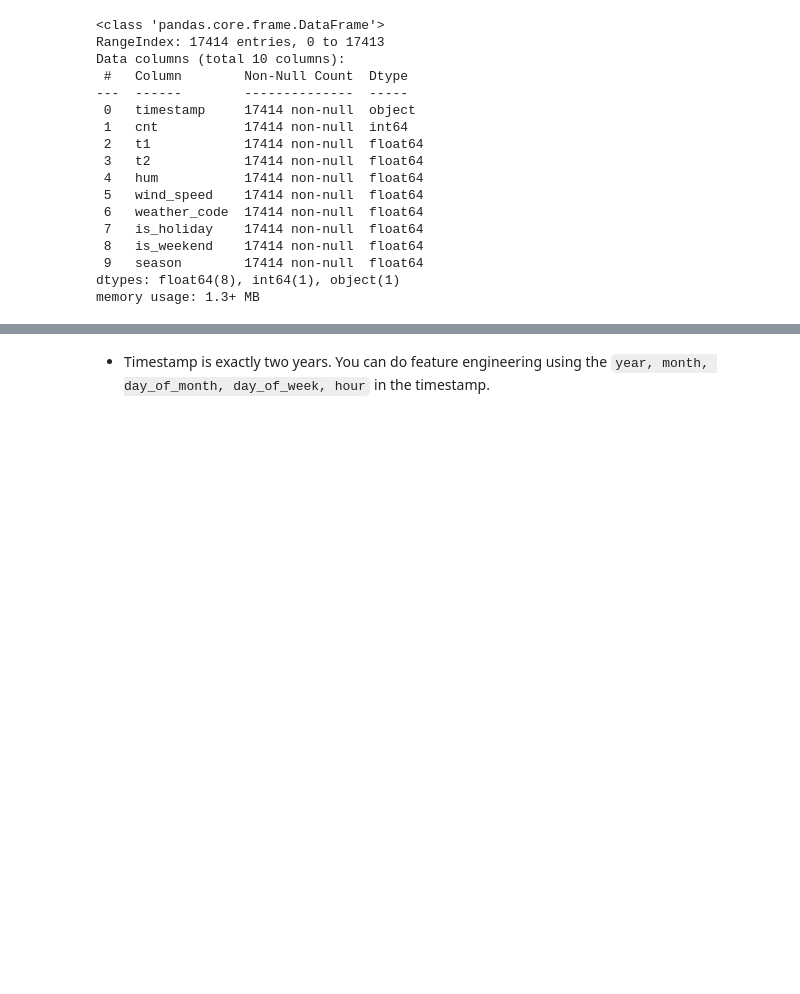
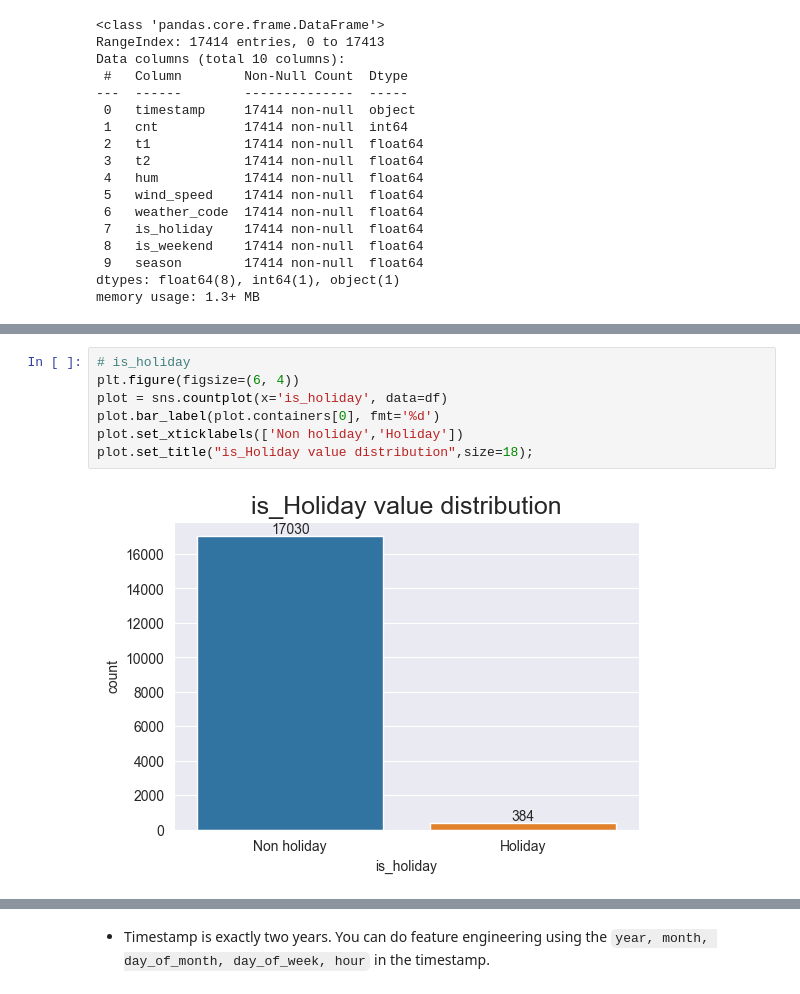
Before and after one commit to KursaDSc/Data_visualization_Assignment, a Jupyter notebook: Homework.ipynb, the cells around one changed output, grey strips where cells are left out. Drawn from its saved outputs; the diff is of its cells as text; blank space fills up the shorter version.

```diff
--- a/Homework.ipynb
+++ b/Homework.ipynb
@@ -145,0 +132,9 @@ Text(0.5, 1.0, 'Distribution of new bike shares for weekdays and weekend')
+# %%
+# is_holiday
+plt.figure(figsize=(6, 4))
+plot = sns.countplot(x='is_holiday', data=df)
+plot.bar_label(plot.containers[0], fmt='%d')
+plot.set_xticklabels(['Non holiday','Holiday'])
+plot.set_title("is_Holiday value distribution",size=18);
+# %% [output]
+[figure, added]
```
Also changed, not shown: parts of 36 cells of this notebook, 2 other files.
